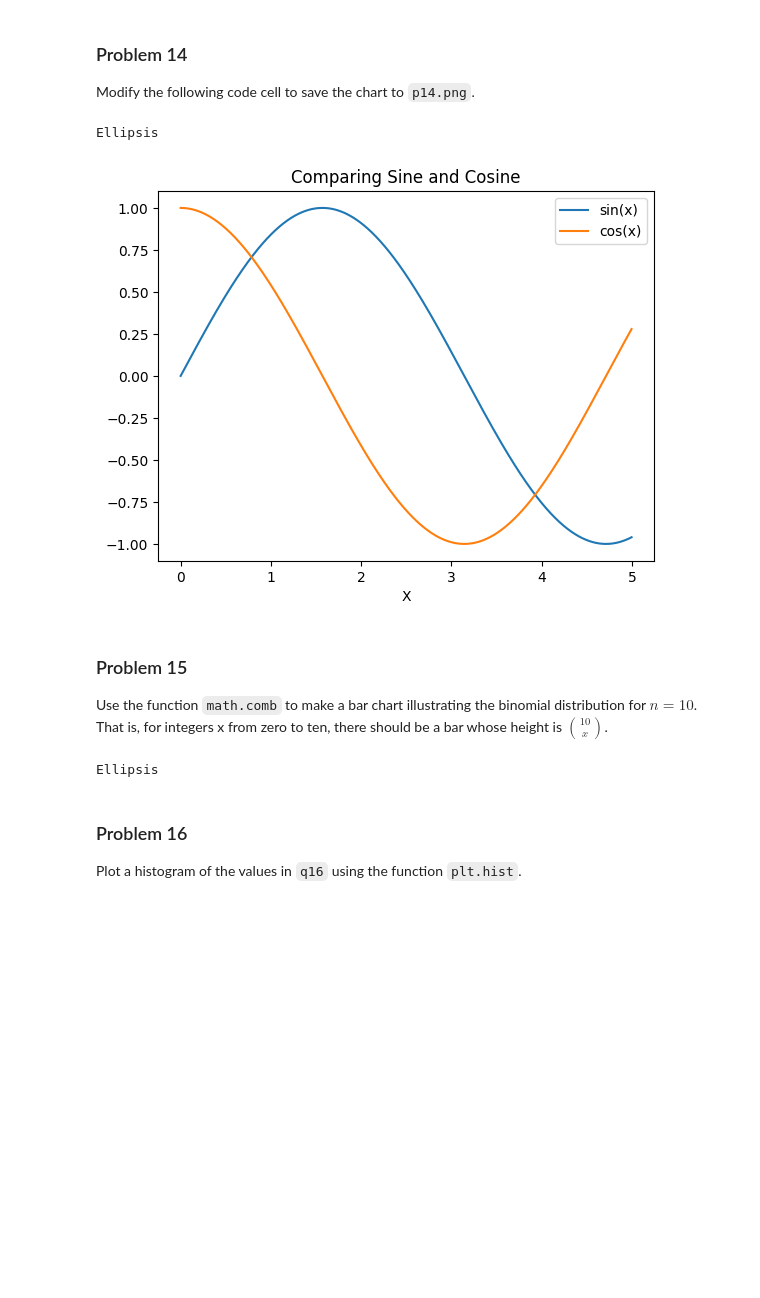
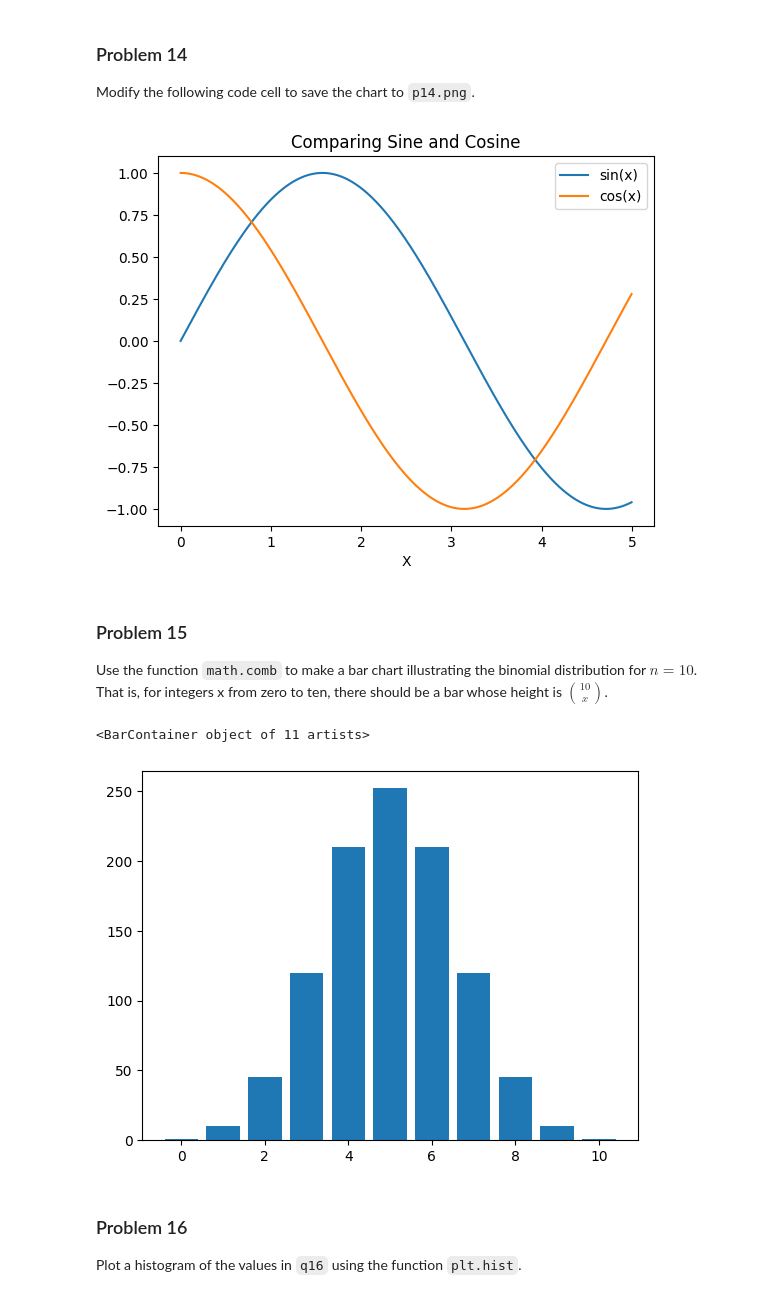
Before and after one commit to teresayc/dx602-homework-05, a Jupyter notebook: homework.ipynb, the cells around one changed output. Cells and saved outputs as stored; diff of their text form; code cells hidden in the pictures; blank space fills up the shorter version.

```diff
--- a/homework.ipynb
+++ b/homework.ipynb
@@ -375,22 +395,23 @@ plt.title("Comparing Sine and Cosine")
 plt.xlabel("X")
 
 # YOUR CHANGES HERE
-
-...
+plt.savefig("p14.png")
 # %% [output]
-Ellipsis
 [figure]
 # %% [markdown]
 ### Problem 15
 
 Use the function `math.comb` to make a bar chart illustrating the binomial distribution for $n=10$.
 That is, for integers x from zero to ten, there should be a bar whose height is $10 \choose x$.
-# %%
-# YOUR CHANGES HERE
-
-...
-# %% [output]
-Ellipsis
+# %%
+# YOUR CHANGES HERE
+n = 10
+x_values = list(range(n + 1))
+y_values = [math.comb(n, x) for x in x_values]
+plt.bar(x_values, y_values)
+# %% [output]
+<BarContainer object of 11 artists>
+[figure, added]
 # %% [markdown]
 ### Problem 16
 
```
Also changed, not shown: parts of 18 cells of this notebook, 1 other file.
